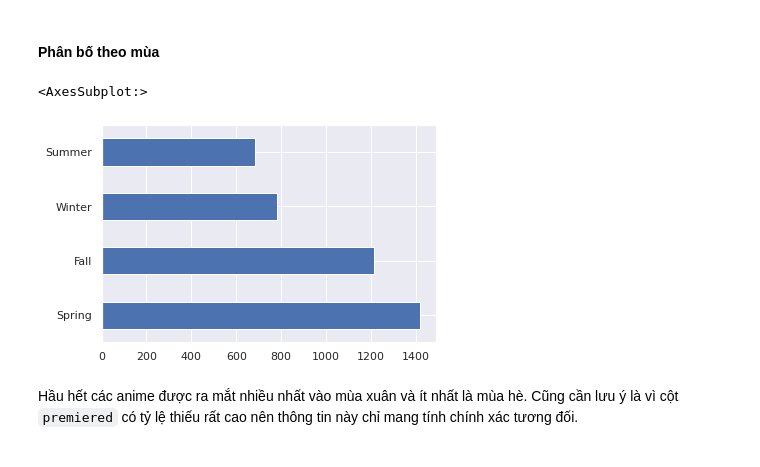
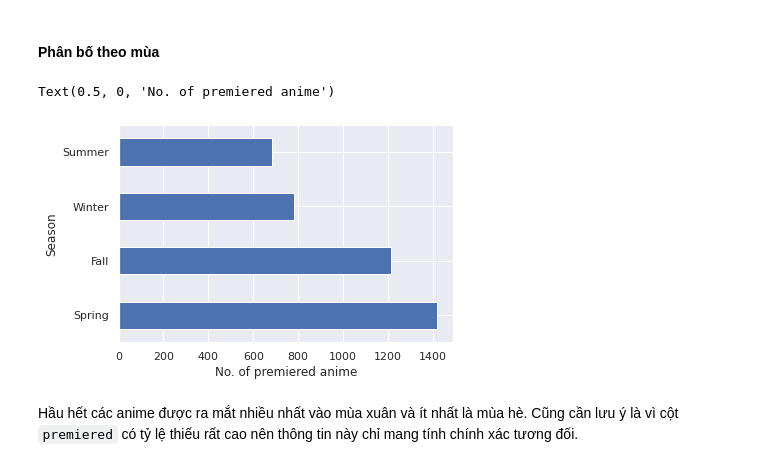
Before and after one commit to hungngocphat01/HCMUS-IntroDataSc-FinalProj, a Jupyter notebook: FINAL.ipynb, the cells around one changed output. Saved outputs shown, nothing was run; the diff lists cells and outputs as text; code cells hidden in the pictures.

```diff
--- a/FINAL.ipynb
+++ b/FINAL.ipynb
@@ -562,3 +562,5 @@ Các cột `background`, `premiered`, `broadcast`, `licensor`, `studio` có tỉ
+# %%
+animes_df.drop(['background', 'broadcast', 'licensor'], axis=1, inplace=True)
 # %% [markdown]
 ---
 # %% [markdown]
@@ -625,14 +632,15 @@ Name: aired_from, dtype: float64
 # %% [markdown]
 #### Phân bố theo mùa
 # %%
-#Tách "season" và "year" ra thành 2 phần trong cột "premiered"
+# Tách "season" và "year" ra thành 2 phần trong cột "premiered"
 premiered_df = animes_df['premiered'].str.split(expand = True)
 premiered_df.columns = ['Season', 'Year']
-#Vẽ biểu đồ cột
-premiered_df.Season.value_counts().plot(kind = 'barh')
+# Vẽ biểu đồ cột
+premiered_df.Season.value_counts().plot(kind = 'barh', xlabel='Season')
+plt.gca().set_xlabel('No. of premiered anime')
 # %% [output]
-<AxesSubplot:>
+Text(0.5, 0, 'No. of premiered anime')
-[figure, old version]
+[figure, new version]
 # %% [markdown]
 Hầu hết các anime được ra mắt nhiều nhất vào mùa xuân và ít nhất là mùa hè. Cũng cần lưu ý là vì cột `premiered` có tỷ lệ thiếu rất cao nên thông tin này chỉ mang tính chính xác tương đối.
 # %% [markdown]
```
Also changed, not shown: parts of 14 cells of this notebook.
